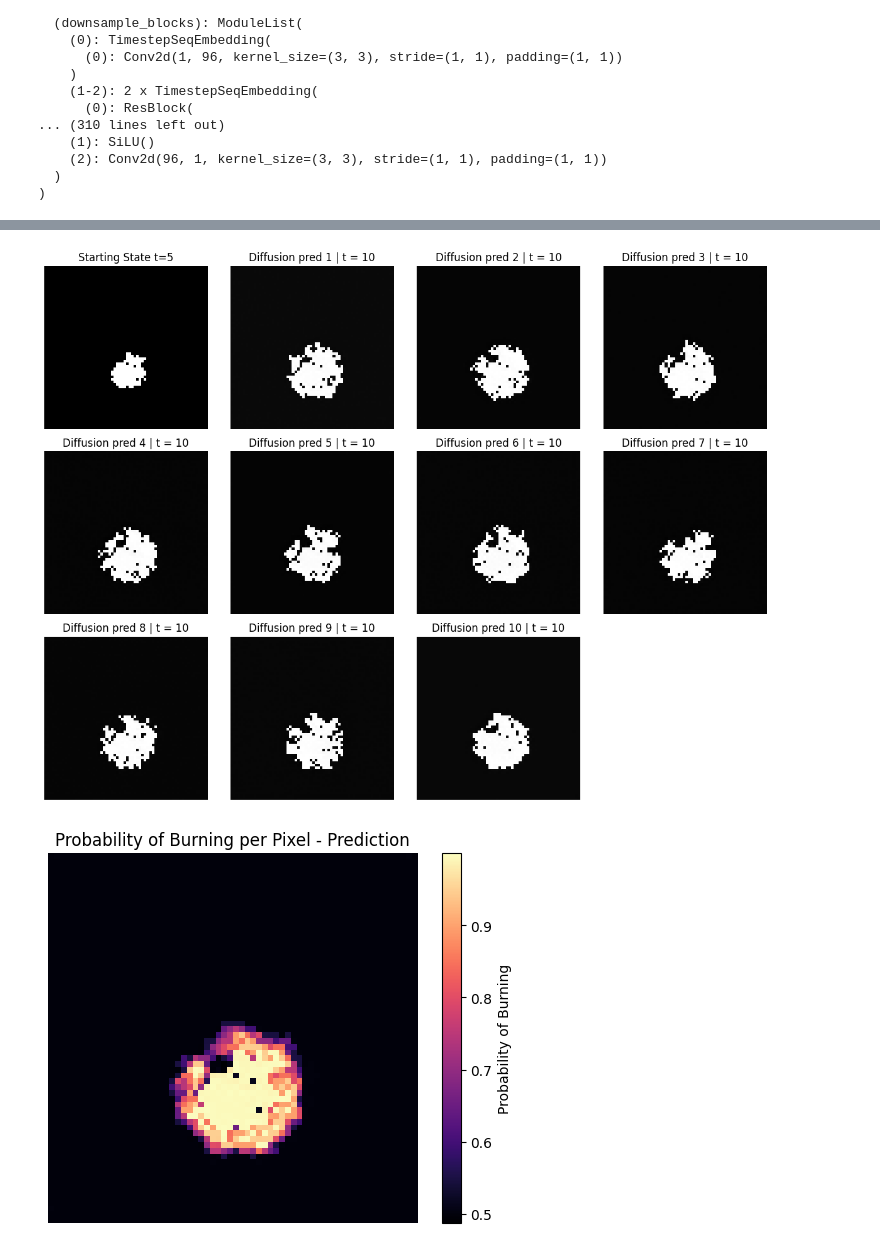
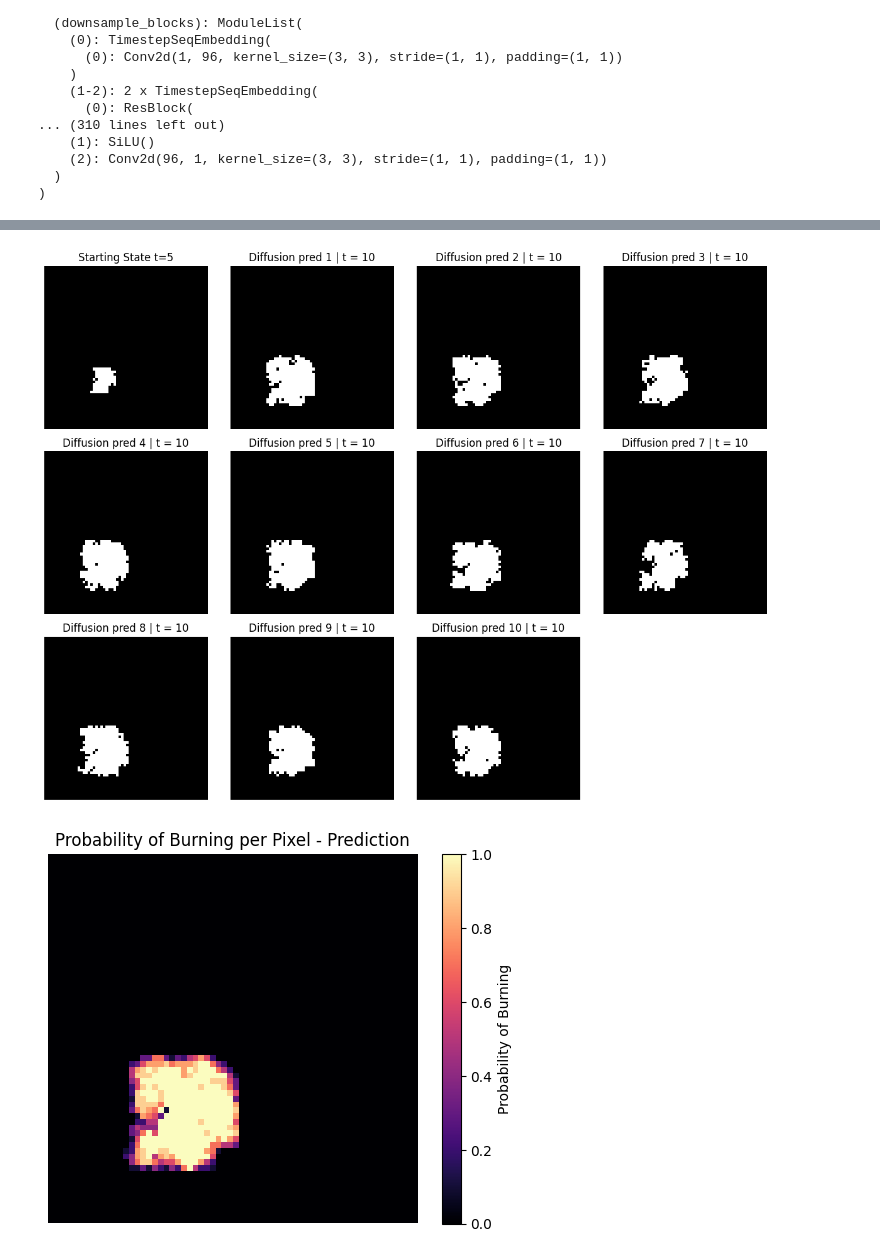
Before and after one commit to AnirbitGhosh/Msc-Project, a Jupyter notebook: src/evaluation/diffusion_distribution.ipynb, the cells around one changed output, grey strips where cells are left out. Drawn from its saved outputs; the diff is of its cells as text; code cells hidden in the pictures.

```diff
--- a/src/evaluation/diffusion_distribution.ipynb
+++ b/src/evaluation/diffusion_distribution.ipynb
@@ -23,10 +54,10 @@ from model.diffusion.dataset import CondSeqImageDataset
 # %%
-#VOL_PATH = "/vol/bitbucket/ag323"
-DATA_DIR =  "C:/Users/Anirbit/Desktop/MSc/Ind Project/Msc-Project/data/frame_data_dist" # os.path.join(VOL_PATH, "diss_ag/data/frame_data_dist/")
-#MODEL_PATH = os.path.join(VOL_PATH, "diss_ag/results/ckpts/gde_ensemble_model_4_64x64_simData_1000samples.h5") #"C:/Users/Anirbit/Desktop/MSc/Ind Project/Msc-Project/data"
-MODEL_PATH = "C:/Users/Anirbit/Desktop/MSc/Ind Project/Msc-Project/results/ckpts/gde_ensemble_model_4_64x64_simData_1000samples.pt"
+VOL_PATH = "/vol/bitbucket/ag323"
+DATA_DIR =  "C:/Users/Anirbit/Desktop/MSc/Ind Project/Msc-Project/data/frame_data_dist/state_4" # os.path.join(VOL_PATH, "diss_ag/data/frame_data_dist/state_2")
+# MODEL_PATH = os.path.join(VOL_PATH, "diss_ag/results/ckpts/gde_ensemble_model_4_64x64_simData_10000samples.pt")
+MODEL_PATH = "C:/Users/Anirbit/Desktop/MSc/Ind Project/Msc-Project/results/ckpts/gde_ensemble_model_4_64x64_simData_10000samples_fixedParams.pt"
 
-with open(os.path.join(DATA_DIR, "init_state_0_0.mppy"), 'rb') as f:
+with open(os.path.join(DATA_DIR, "init_state_4_0.mppy"), 'rb') as f:
     init_state = pickle.load(f)
     init_state = np.where(init_state == 1, 0, init_state)
     init_state = np.where(init_state == 2, 0, init_state)
@@ -78,7 +108,7 @@ transform = transforms.Compose([
 simulated_data = CondSeqImageDataset(DATA_DIR, transform=transform)
 # %%
 simulated_samples = []
-for index in range(4, len(simulated_data), 10):
+for index in range(4, len(simulated_data), 12):
     _, target = simulated_data[index]
     simulated_samples.append(target.squeeze())
 # %%
@@ -126,7 +156,11 @@ for i in range(10):
         w=2,
         clip_denoised=True
     )
-    generated_outputs.append(generated_images[-1])
+    otpt = generated_images[-1].squeeze().squeeze()
+    otpt = np.where(otpt <= 0.5, 0, otpt)
+    otpt = np.where(otpt > 0.5, 1, otpt)
+
+    generated_outputs.append(otpt)
 
 # Create a figure with a grid layout
 fig, axes = plt.subplots(3, 4, figsize=(12, 9))
@@ -140,7 +174,7 @@ axes[0, 0].axis('off')
 for i in range(10):
     row = (i + 1) // 4
     col = (i + 1) % 4
-    img = generated_outputs[i].squeeze().squeeze()
+    img = generated_outputs[i]
     axes[row, col].imshow(img, cmap="binary_r")
     axes[row, col].set_title(f'Diffusion pred {i + 1} | t = 10')
     axes[row, col].axis('off')
@@ -154,26 +188,27 @@ for i in range(11, 12):
 plt.tight_layout()
 plt.show()
 # %% [output]
-[figure, old version]
+[figure, new version]
 # %%
 predictions = []
 for image in generated_outputs:
     img = image.squeeze().squeeze()
     predictions.append(img)
 
-normalized_predictions = [(prediction + 1) / 2 for prediction in predictions]
+# normalized_predictions = [(prediction + 1) / 2 for prediction in predictions]
 
 def generate_burn_probability(image_array, title='Probability of Burning per Pixel'):
     predictions_array = np.stack(image_array, axis=0)
     burn_probabilities = np.mean(predictions_array, axis=0)  # Shape: (64, 64)
 
     plt.imshow(burn_probabilities, cmap='magma', interpolation='nearest')
     plt.colorbar(label='Probability of Burning')
     plt.title(title)
     plt.axis("off")
     plt.show()
+    return burn_probabilities
 
-generate_burn_probability(normalized_predictions, title="Probability of Burning per Pixel - Prediction")
+pred_probability = generate_burn_probability(predictions, title="Probability of Burning per Pixel - Prediction")
 # %% [output]
-[figure, old version]
+[figure, new version]
 # %%
```
Also changed, not shown: parts of 8 cells of this notebook, 3 other files.
